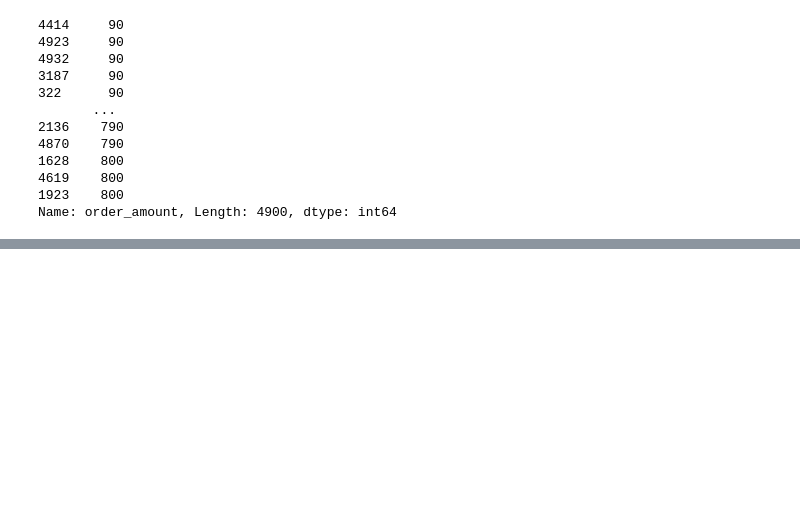
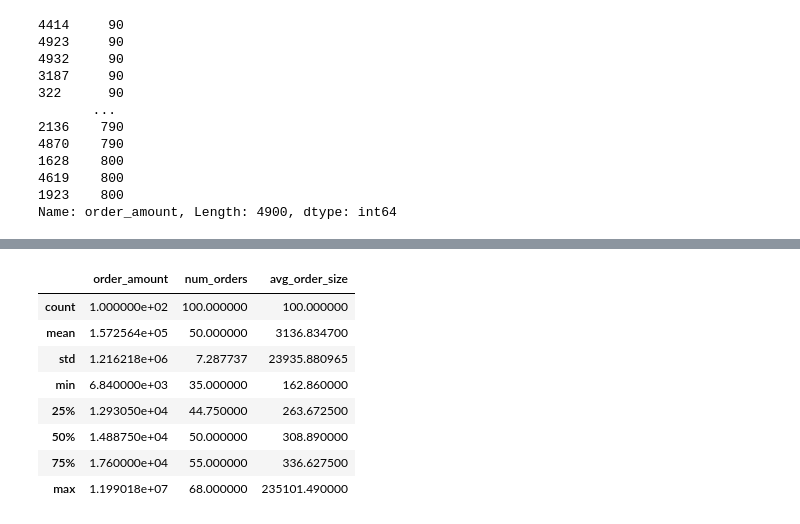
Before and after one commit to orbti/Shopify-Intern-Challenge, a Jupyter notebook: Shopify Chalange Q1.ipynb, the cells around one changed output, grey strips where cells are left out. Drawn from its saved outputs; the diff is of its cells as text; code cells hidden in the pictures; blank space fills up the shorter version.

```diff
--- a/Shopify Chalange Q1.ipynb
+++ b/Shopify Chalange Q1.ipynb
@@ -93,0 +122,12 @@ Median: 284.0
+# %%
+df_avg_order_size.describe()
+# %% [output]
+|  | order_amount | num_orders | avg_order_size |
+| count | 1.000000e+02 | 100.000000 | 100.000000 |
+| mean | 1.572564e+05 | 50.000000 | 3136.834700 |
+| std | 1.216218e+06 | 7.287737 | 23935.880965 |
+| min | 6.840000e+03 | 35.000000 | 162.860000 |
+| 25% | 1.293050e+04 | 44.750000 | 263.672500 |
+| 50% | 1.488750e+04 | 50.000000 | 308.890000 |
+| 75% | 1.760000e+04 | 55.000000 | 336.627500 |
+| max | 1.199018e+07 | 68.000000 | 235101.490000 |
```
Also changed, not shown: parts of 3 cells of this notebook, 1 other file.
